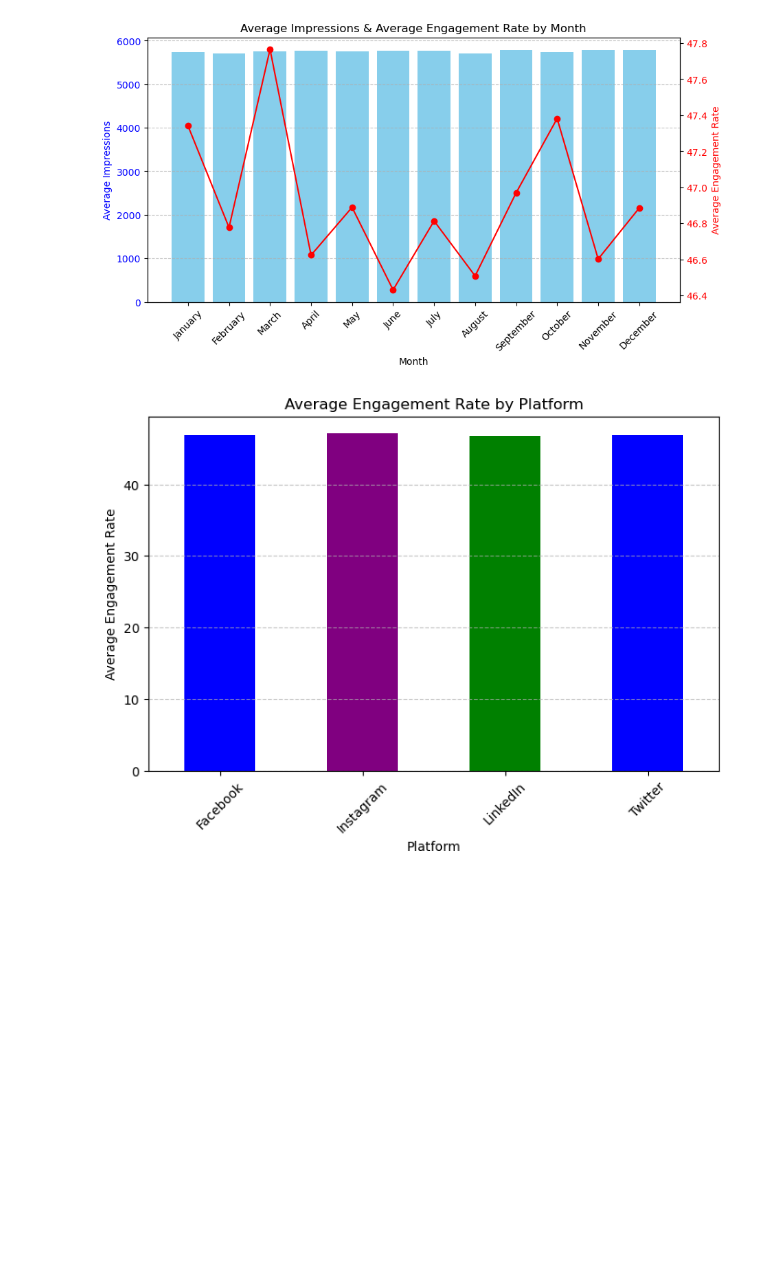
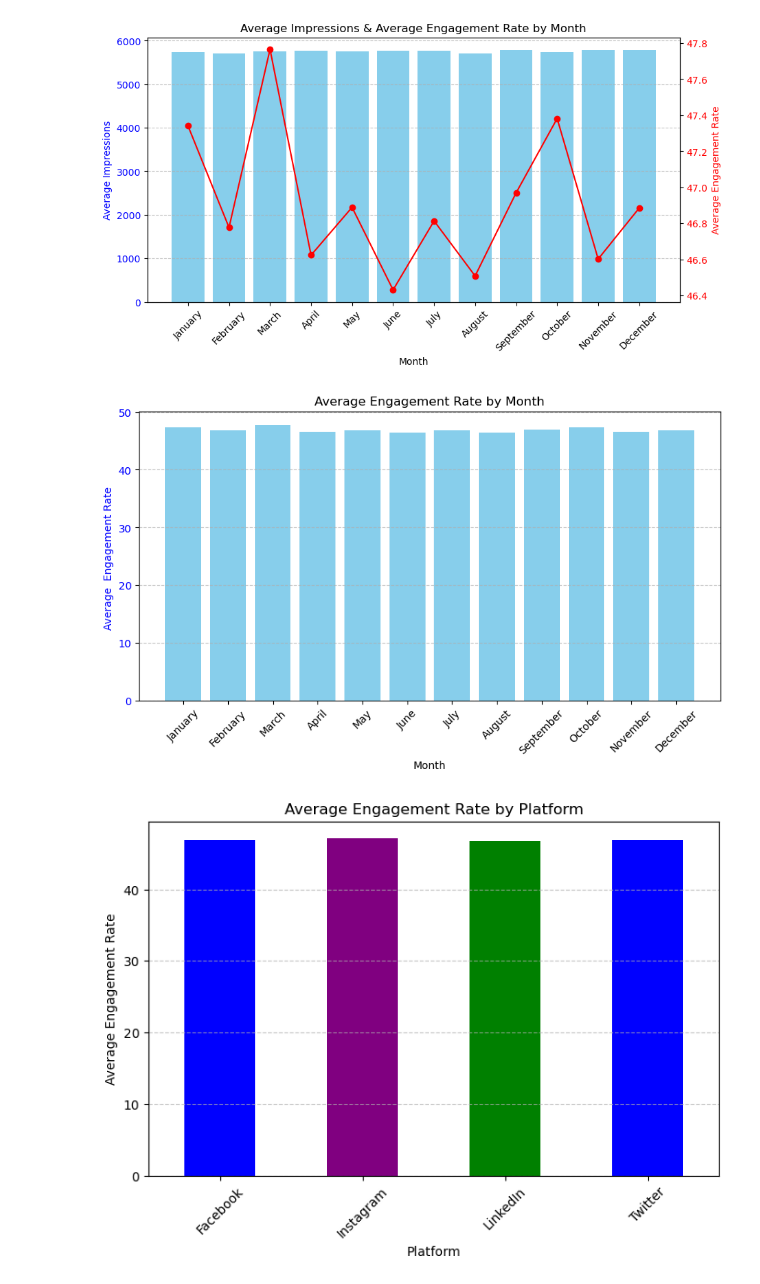
Before and after one commit to sunyshore/knn, a Jupyter notebook: data_visualizations.ipynb, the cells around one changed output. Saved outputs shown, nothing was run; the diff lists cells and outputs as text; code cells hidden in the pictures; blank space fills up the shorter version.

Commit message:
add sanity check

```diff
--- a/data_visualizations.ipynb
+++ b/data_visualizations.ipynb
@@ -83,6 +83,40 @@ ax1.grid(axis='y', linestyle='--', alpha=0.7)
 plt.show()
 # %% [output]
 [figure]
+# %%
+# sanity check
+
+# Ensure 'Post Timestamp' is in datetime format
+df_socials['Post Timestamp'] = pd.to_datetime(df_socials['Post Timestamp'])
+
+# Extract month name
+df_socials['Month'] = df_socials['Post Timestamp'].dt.month_name()
+
+# Calculate total Impressions and average Engagement Rate per month
+monthly_data = df_socials.groupby('Month').agg({' Engagement Rate ': 'mean'})
+
+# Sort months in calendar order
+month_order = ['January', 'February', 'March', 'April', 'May', 'June', 'July', 'August', 'September', 'October', 'November', 'December']
+monthly_data = monthly_data.reindex(month_order)
+
+# Plot
+fig, ax1 = plt.subplots(figsize=(10, 5))
+
+# Bar chart for Impressions
+ax1.bar(monthly_data.index, monthly_data[' Engagement Rate '], color='skyblue', label='Total Engagement Rate ')
+ax1.set_xlabel('Month')
+ax1.set_ylabel('Average  Engagement Rate ', color='blue')
+ax1.tick_params(axis='y', labelcolor='blue')
+
+# Formatting
+plt.title('Average Engagement Rate by Month')
+ax1.set_xticklabels(month_order, rotation=45)
+ax1.grid(axis='y', linestyle='--', alpha=0.7)
+
+# Show plot
+plt.show()
+# %% [output]
+[figure, added]
 # %%
 
 # Calculate average engagement rate by platform
```
